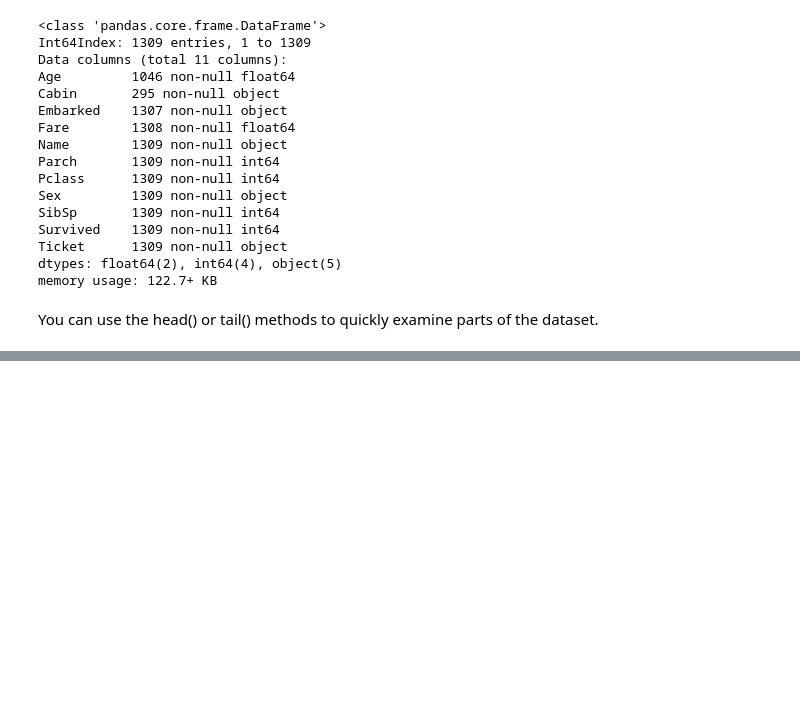
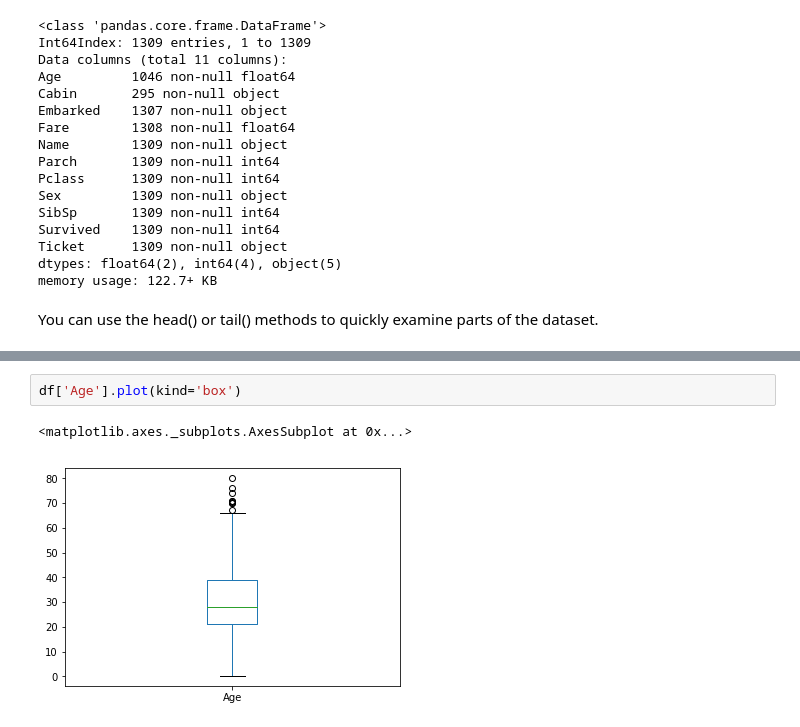
Before and after one commit to stompydragons/hello-world, a Jupyter notebook: 05_DoingDataAnalysis/06 Exploring the titanic data.ipynb, the cells around one changed output, grey strips where cells are left out. Saved outputs shown, nothing was run; the diff lists cells and outputs as text; blank space fills up the shorter version.

```diff
--- a/05_DoingDataAnalysis/06 Exploring the titanic data.ipynb
+++ b/05_DoingDataAnalysis/06 Exploring the titanic data.ipynb
@@ -124,0 +322,5 @@ df.tail()
+# %%
+df['Age'].plot(kind='box')
+# %% [output]
+<matplotlib.axes._subplots.AxesSubplot at 0x...>
+[figure, added]
```
Also changed, not shown: parts of 37 cells of this notebook.
